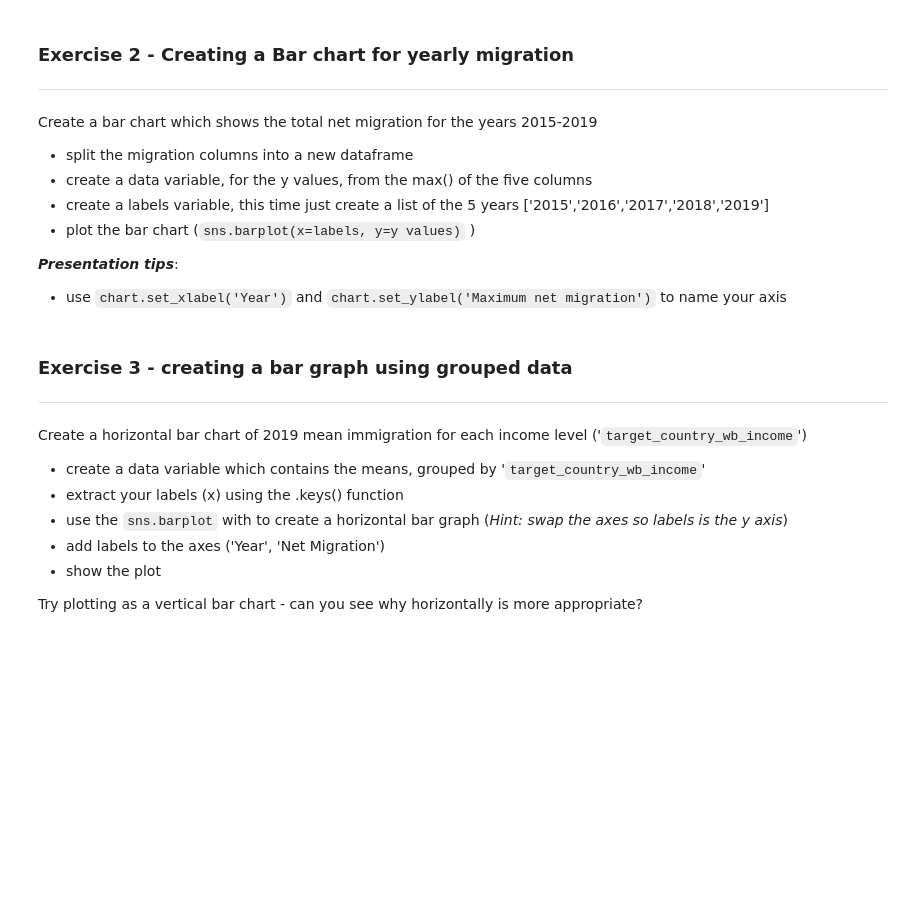
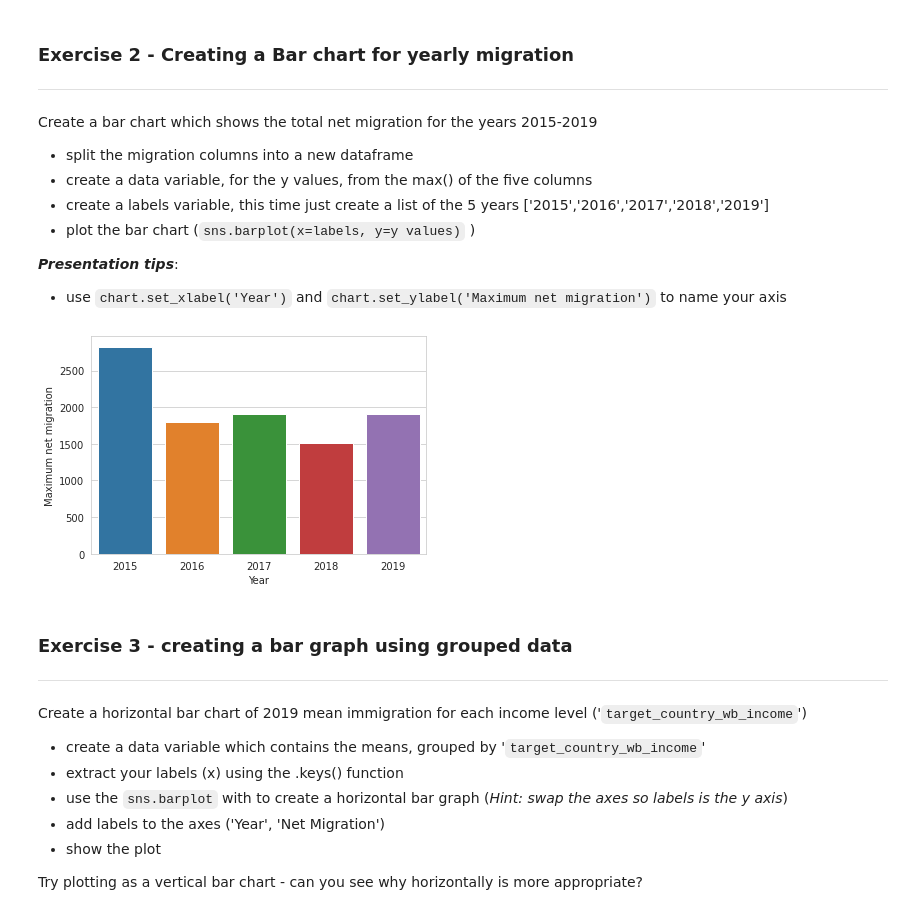
Before and after one commit to Imran-Github22/Imran-Farooqui, a Jupyter notebook: 7_2_Visualisation_with_Seaborn.ipynb, the cells around one changed output. Drawn from its saved outputs; the diff is of its cells as text; code cells hidden in the pictures; blank space fills up the shorter version.

```diff
--- a/7_2_Visualisation_with_Seaborn.ipynb
+++ b/7_2_Visualisation_with_Seaborn.ipynb
@@ -119,6 +119,18 @@ Create a bar chart which shows the total net migration for the years 2015-2019
 
 ***Presentation tips***:
 * use `chart.set_xlabel('Year')` and `chart.set_ylabel('Maximum net migration')` to name your axis
+# %%
+def show_barplot(df):
+  yearly_df = df[['net_per_10K_2015', 'net_per_10K_2016', 'net_per_10K_2017', 'net_per_10K_2018', 'net_per_10K_2019']]
+  net_migration_max = yearly_df.max()
+  year = ['2015','2016','2017','2018','2019']
+  chart = sns.barplot(x=year, y=net_migration_max)
+  chart.set_xlabel('Year')
+  chart.set_ylabel('Maximum net migration')
+
+show_barplot(df)
+# %% [output]
+[figure, added]
 # %% [markdown]
 ### Exercise 3 - creating a bar graph using grouped data
 ---
```
Also changed, not shown: parts of 2 cells of this notebook.
